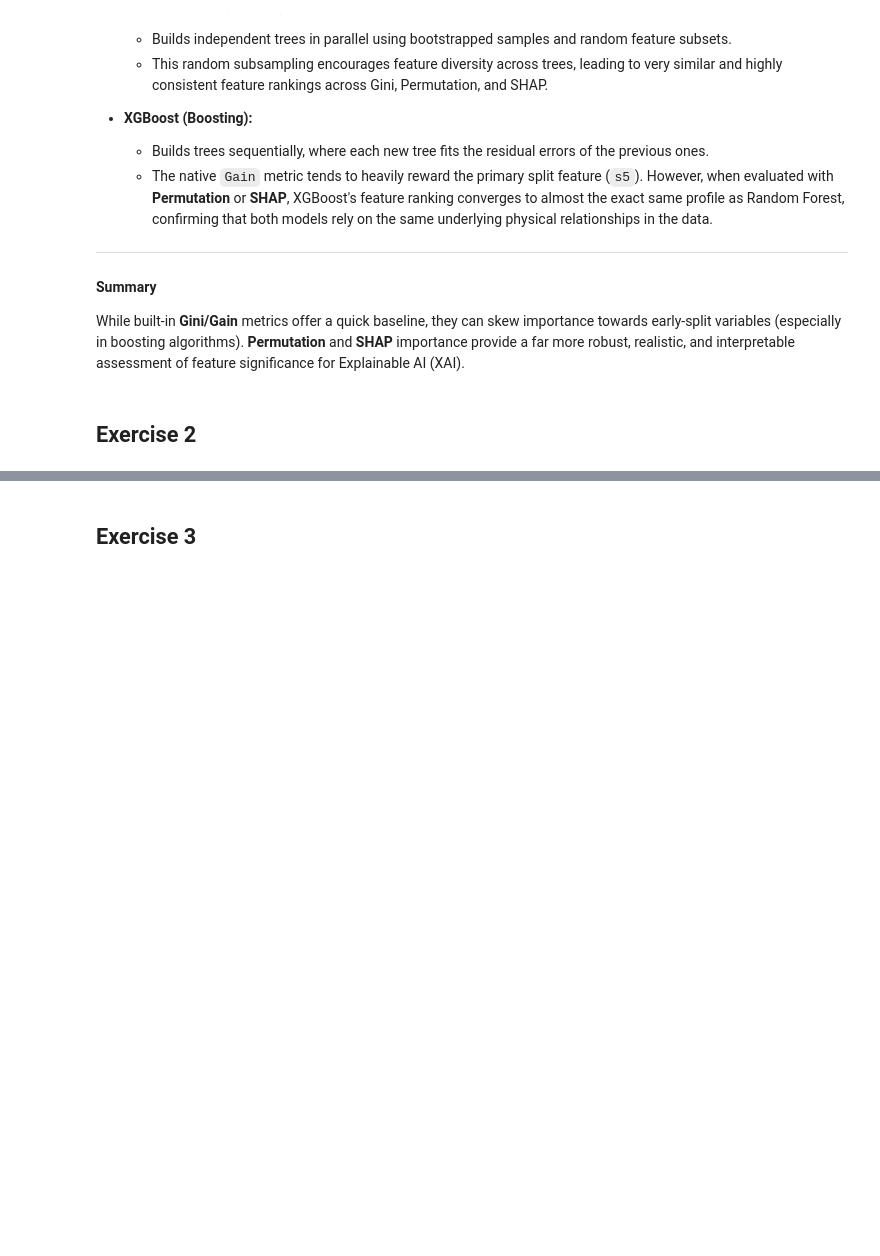
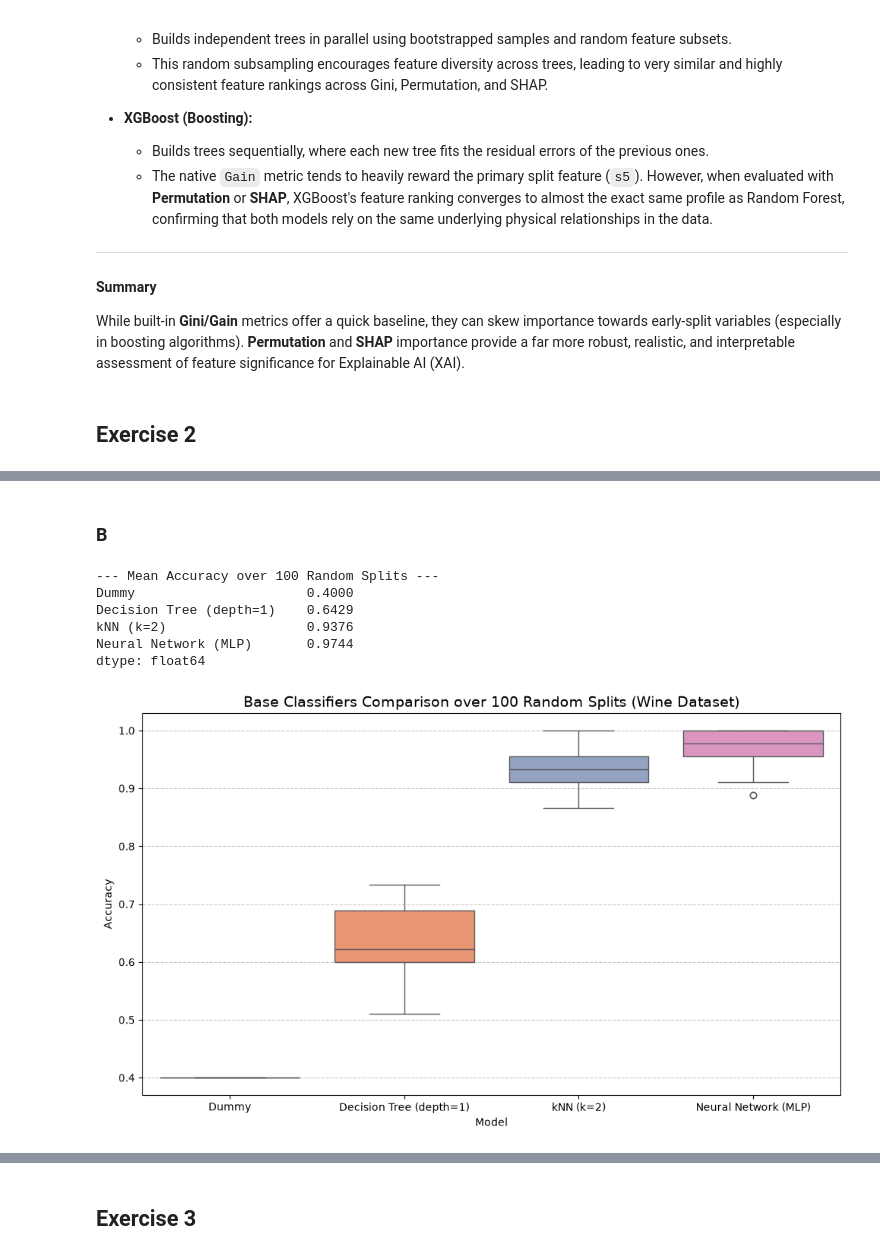
Before and after one commit to Giovanipt2/Advanced-Machine-Learning, a Jupyter notebook: Ensemble Learning/labwork_ensemble_learning.ipynb, the cells around one changed output, grey strips where cells are left out. Cells and saved outputs as stored; diff of their text form; code cells hidden in the pictures; blank space fills up the shorter version.

Commit message:
Ensemble Learning - Exercise 2

```diff
--- a/Ensemble Learning/labwork_ensemble_learning.ipynb
+++ b/Ensemble Learning/labwork_ensemble_learning.ipynb
@@ -283,0 +315,61 @@ While built-in **Gini/Gain** metrics offer a quick baseline, they can skew impor
+# %% [markdown]
+### B
+# %%
+from sklearn.model_selection import train_test_split
+from sklearn.preprocessing import StandardScaler
+from sklearn.pipeline import make_pipeline
+
+from sklearn.dummy import DummyClassifier
+from sklearn.tree import DecisionTreeClassifier
+from sklearn.neighbors import KNeighborsClassifier
+from sklearn.neural_network import MLPClassifier
+
+# Define the 4 base models according to exercise specifications
+models = {
+    'Dummy': DummyClassifier(strategy='most_frequent'),
+    'Decision Tree (depth=1)': DecisionTreeClassifier(max_depth=1, random_state=42),
+    'kNN (k=2)': make_pipeline(StandardScaler(), KNeighborsClassifier(n_neighbors=2)),
+    'Neural Network (MLP)': make_pipeline(
+        StandardScaler(),
+        MLPClassifier(hidden_layer_sizes=(10,), solver='adam', max_iter=1000, random_state=42)
+    )
+}
+
+# Repeat the random split (3/4 train, 1/4 test) 100 times
+n_repeats = 100
+results = {name: [] for name in models.keys()}
+
+for i in range(n_repeats):
+    X_train, X_test, y_train, y_test = train_test_split(
+        X, y, test_size=0.25, random_state=i, stratify=y
+    )
+
+    for name, model in models.items():
+        model.fit(X_train, y_train)
+        acc = model.score(X_test, y_test)
+        results[name].append(acc)
+
+# Convert results into DataFrame
+results_df = pd.DataFrame(results)
+
+# Display mean accuracy results
+print("--- Mean Accuracy over 100 Random Splits ---")
+print(results_df.mean().round(4))
+
+# Plot Boxplots
+plt.figure(figsize=(10, 6))
+sns.boxplot(data=results_df, palette="Set2")
+plt.title("Base Classifiers Comparison over 100 Random Splits (Wine Dataset)", fontsize=14)
+plt.ylabel("Accuracy")
+plt.xlabel("Model")
+plt.grid(axis='y', linestyle='--', alpha=0.7)
+plt.tight_layout()
+plt.show()
+# %% [output]
+--- Mean Accuracy over 100 Random Splits ---
+Dummy                      0.4000
+Decision Tree (depth=1)    0.6429
+kNN (k=2)                  0.9376
+Neural Network (MLP)       0.9744
+dtype: float64
+[figure, added]
```
Also changed, not shown: parts of 39 cells of this notebook, 2 other files.
